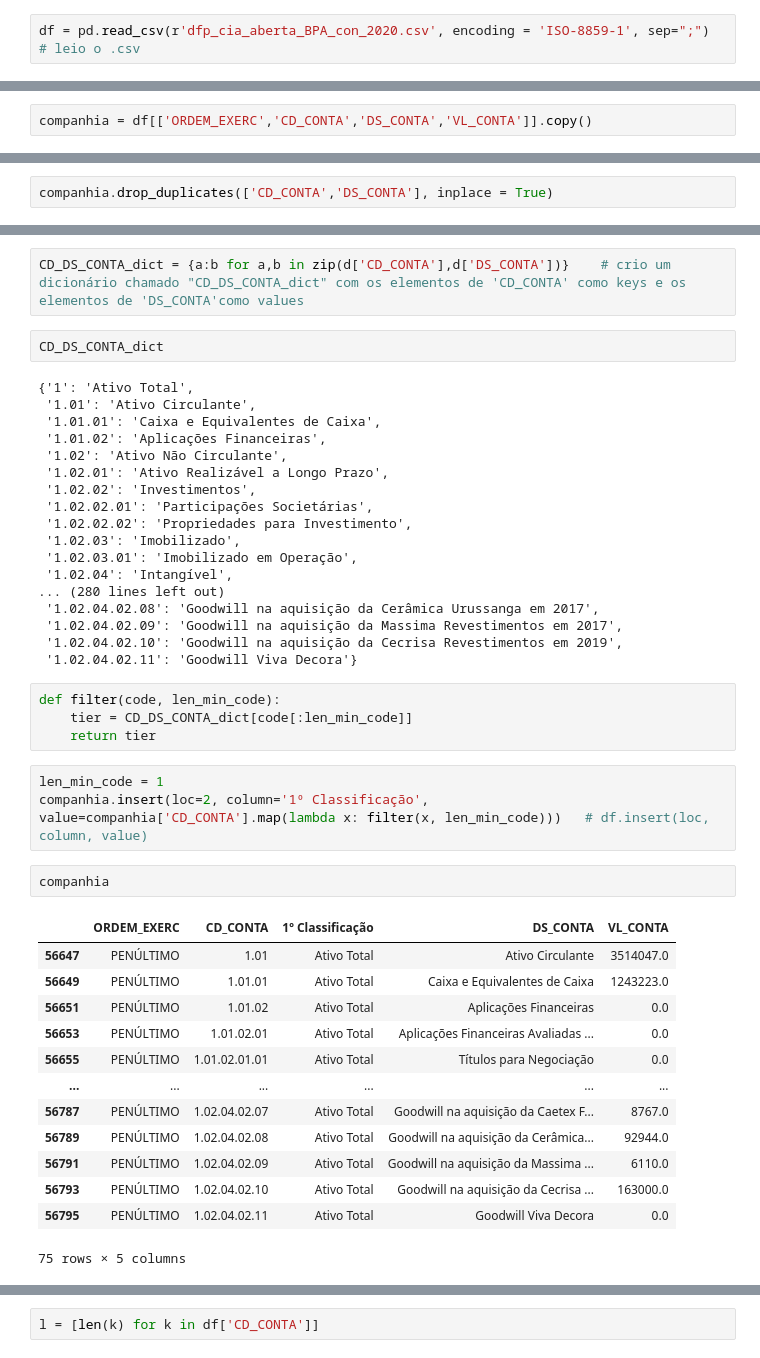
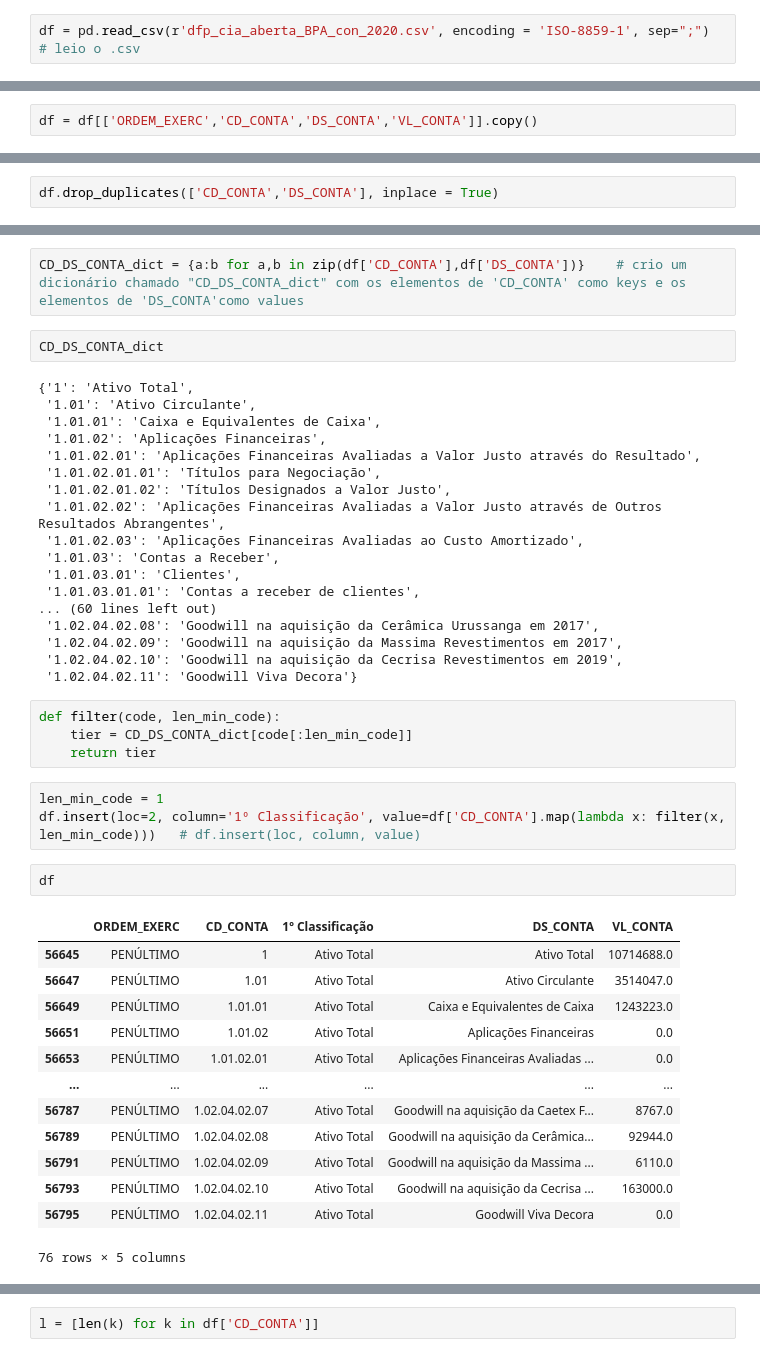
Before and after one commit to Francesco-Ghizzo/Data-Science, a Jupyter notebook: Python/Notebooks/Finance/CVM/CVM-test.ipynb, the cells around one changed output, grey strips where cells are left out. Drawn from its saved outputs; the diff is of its cells as text.

```diff
--- a/Python/Notebooks/Finance/CVM/CVM-test.ipynb
+++ b/Python/Notebooks/Finance/CVM/CVM-test.ipynb
@@ -13,3 +41,3 @@ df
 # %%
-companhia = df[['ORDEM_EXERC','CD_CONTA','DS_CONTA','VL_CONTA']].copy()
+df = df[['ORDEM_EXERC','CD_CONTA','DS_CONTA','VL_CONTA']].copy()
 # %%
@@ -31,3 +59,3 @@ companhia
 # %%
-companhia.drop_duplicates(['CD_CONTA','DS_CONTA'], inplace = True)
+df.drop_duplicates(['CD_CONTA','DS_CONTA'], inplace = True)
 # %%
@@ -49,5 +77,5 @@ companhia
 # %%
-CD_DS_CONTA_dict = {a:b for a,b in zip(d['CD_CONTA'],d['DS_CONTA'])}    # crio um dicionário chamado "CD_DS_CONTA_dict" com os elementos de 'CD_CONTA' como keys e os elementos de 'DS_CONTA'como values
+CD_DS_CONTA_dict = {a:b for a,b in zip(df['CD_CONTA'],df['DS_CONTA'])}    # crio um dicionário chamado "CD_DS_CONTA_dict" com os elementos de 'CD_CONTA' como keys e os elementos de 'DS_CONTA'como values
 # %%
 CD_DS_CONTA_dict
 # %% [output]
@@ -55,15 +83,15 @@ CD_DS_CONTA_dict
  '1.01': 'Ativo Circulante',
  '1.01.01': 'Caixa e Equivalentes de Caixa',
  '1.01.02': 'Aplicações Financeiras',
- '1.02': 'Ativo Não Circulante',
- '1.02.01': 'Ativo Realizável a Longo Prazo',
- '1.02.02': 'Investimentos',
- '1.02.02.01': 'Participações Societárias',
- '1.02.02.02': 'Propriedades para Investimento',
- '1.02.03': 'Imobilizado',
- '1.02.03.01': 'Imobilizado em Operação',
- '1.02.04': 'Intangível',
-... (280 lines left out)
+ '1.01.02.01': 'Aplicações Financeiras Avaliadas a Valor Justo através do Resultado',
+ '1.01.02.01.01': 'Títulos para Negociação',
+ '1.01.02.01.02': 'Títulos Designados a Valor Justo',
+ '1.01.02.02': 'Aplicações Financeiras Avaliadas a Valor Justo através de Outros Resultados Abrangentes',
+ '1.01.02.03': 'Aplicações Financeiras Avaliadas ao Custo Amortizado',
+ '1.01.03': 'Contas a Receber',
+ '1.01.03.01': 'Clientes',
+ '1.01.03.01.01': 'Contas a receber de clientes',
+... (60 lines left out)
  '1.02.04.02.08': 'Goodwill na aquisição da Cerâmica Urussanga em 2017',
  '1.02.04.02.09': 'Goodwill na aquisição da Massima Revestimentos em 2017',
  '1.02.04.02.10': 'Goodwill na aquisição da Cecrisa Revestimentos em 2019',
@@ -74,21 +102,21 @@ def filter(code, len_min_code):
     return tier
 # %%
 len_min_code = 1
-companhia.insert(loc=2, column='1º Classificação', value=companhia['CD_CONTA'].map(lambda x: filter(x, len_min_code)))   # df.insert(loc, column, value)
+df.insert(loc=2, column='1º Classificação', value=df['CD_CONTA'].map(lambda x: filter(x, len_min_code)))   # df.insert(loc, column, value)
 # %%
-companhia
+df
 # %% [output]
 |  | ORDEM_EXERC | CD_CONTA | 1º Classificação | DS_CONTA | VL_CONTA |
+| 56645 | PENÚLTIMO | 1 | Ativo Total | Ativo Total | 10714688.0 |
 | 56647 | PENÚLTIMO | 1.01 | Ativo Total | Ativo Circulante | 3514047.0 |
 | 56649 | PENÚLTIMO | 1.01.01 | Ativo Total | Caixa e Equivalentes de Caixa | 1243223.0 |
 | 56651 | PENÚLTIMO | 1.01.02 | Ativo Total | Aplicações Financeiras | 0.0 |
 | 56653 | PENÚLTIMO | 1.01.02.01 | Ativo Total | Aplicações Financeiras Avaliadas ... | 0.0 |
-| 56655 | PENÚLTIMO | 1.01.02.01.01 | Ativo Total | Títulos para Negociação | 0.0 |
 | ... | ... | ... | ... | ... | ... |
 | 56787 | PENÚLTIMO | 1.02.04.02.07 | Ativo Total | Goodwill na aquisição da Caetex F... | 8767.0 |
 | 56789 | PENÚLTIMO | 1.02.04.02.08 | Ativo Total | Goodwill na aquisição da Cerâmica... | 92944.0 |
 | 56791 | PENÚLTIMO | 1.02.04.02.09 | Ativo Total | Goodwill na aquisição da Massima ... | 6110.0 |
 | 56793 | PENÚLTIMO | 1.02.04.02.10 | Ativo Total | Goodwill na aquisição da Cecrisa ... | 163000.0 |
 | 56795 | PENÚLTIMO | 1.02.04.02.11 | Ativo Total | Goodwill Viva Decora | 0.0 |
-75 rows × 5 columns
+76 rows × 5 columns
 # %%
```
Also changed, not shown: parts of 35 cells of this notebook, 1 other file.
